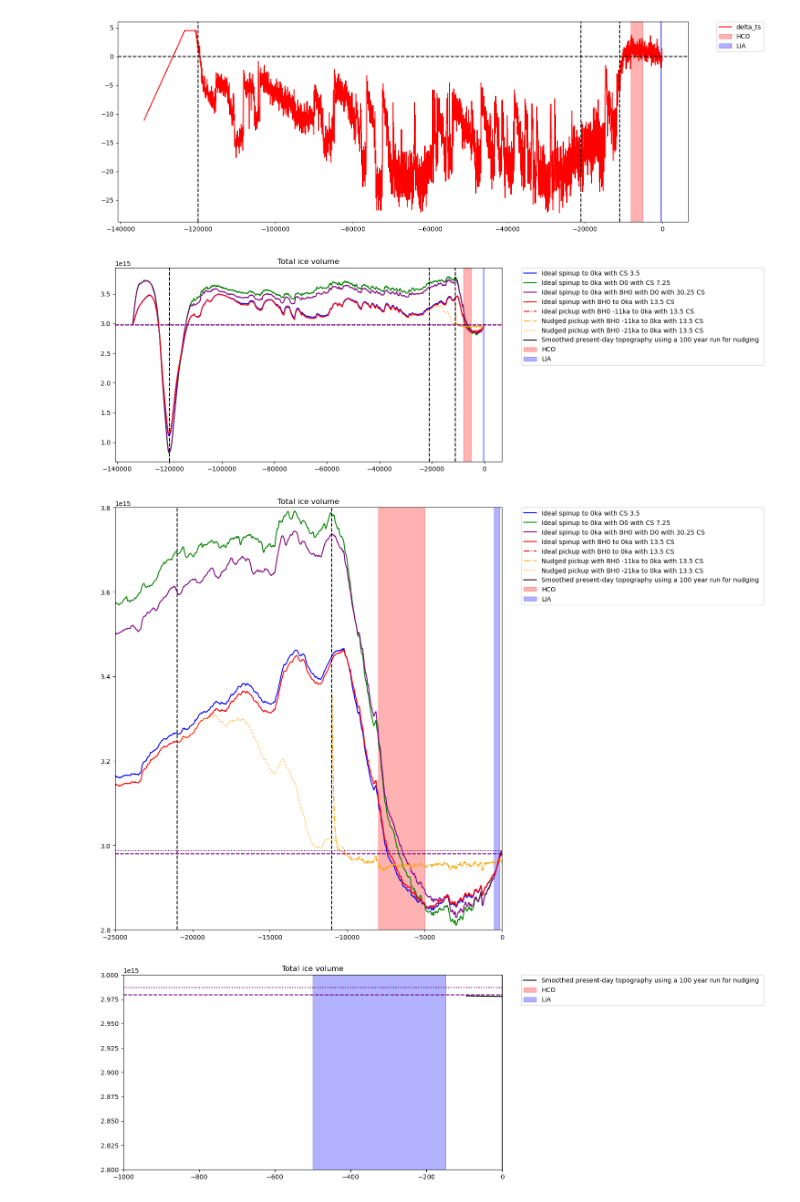
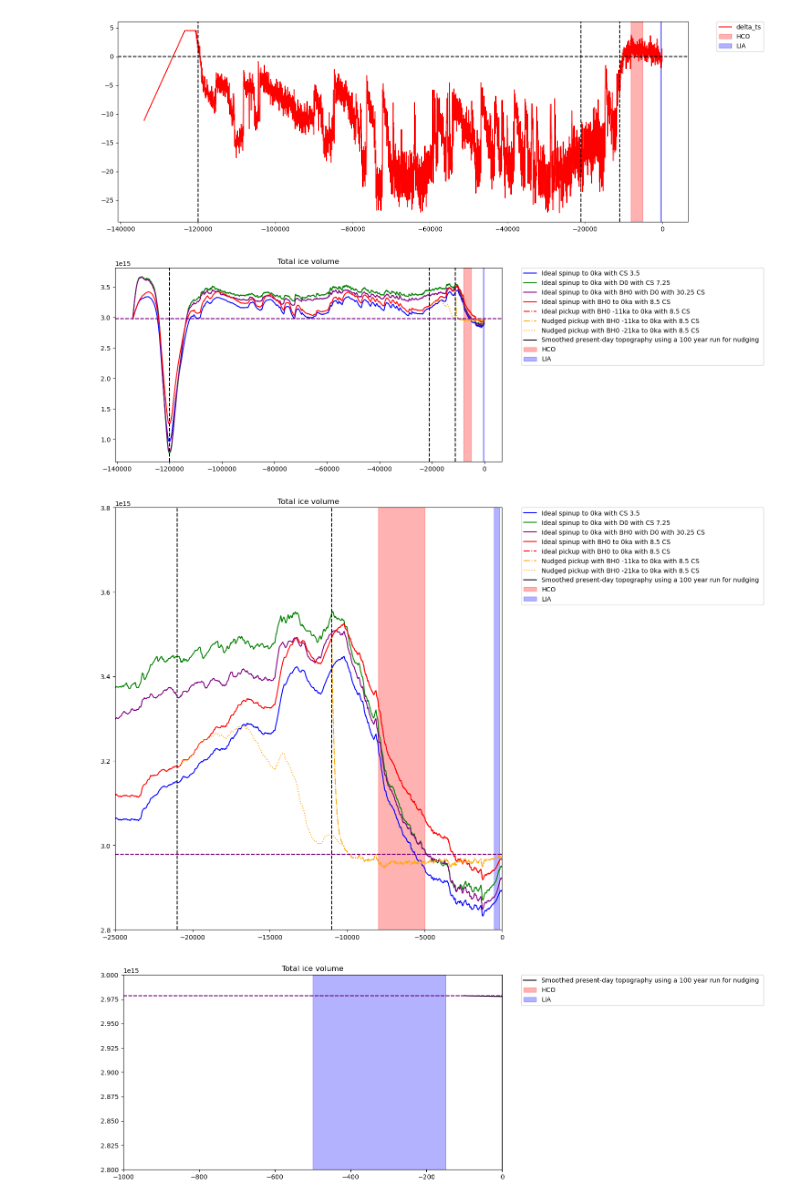
Before and after one commit to Shreyas911/pySICOPOLIS, a Jupyter notebook: examples/jupyter_notebooks/vis_data_spinups.ipynb, the cells around one changed output. Cells and saved outputs as stored; diff of their text form; code cells hidden in the pictures.

```diff
--- a/examples/jupyter_notebooks/vis_data_spinups.ipynb
+++ b/examples/jupyter_notebooks/vis_data_spinups.ipynb
@@ -18,7 +18,7 @@ modelPath = '/home/shreyas/update_to_develop_sicopolis/sicopolis_spinups/sico_ou
 ds_ser_grl40_bm5_paleo17a_CT4_3point5CS_spinup_0ka = xr.open_dataset(modelPath + 'grl40_bm5_paleo17a_CT4_3point5CS_spinup_0ka/grl40_bm5_paleo17a_CT4_3point5CS_spinup_0ka_ser.nc')
 ds_ser_grl40_bm5_paleo17a_CT4_D0_7point25CS_spinup_0ka = xr.open_dataset(modelPath + 'grl40_bm5_paleo17a_CT4_D0_7point25CS_spinup_0ka/grl40_bm5_paleo17a_CT4_D0_7point25CS_spinup_0ka_ser.nc')
 ds_ser_grl40_bm5_paleo17a_CT4_BH0_D0_30point25CS_spinup_0ka = xr.open_dataset(modelPath + 'grl40_bm5_paleo17a_CT4_BH0_D0_30point25CS_spinup_0ka/grl40_bm5_paleo17a_CT4_BH0_D0_30point25CS_spinup_0ka_ser.nc')
-ds_ser_grl40_bm5_paleo17a_CT4_BH0_13point5CS_spinup_0ka = xr.open_dataset(modelPath + 'grl40_bm5_paleo17a_CT4_BH0_13point5CS_spinup_0ka/grl40_bm5_paleo17a_CT4_BH0_13point5CS_spinup_0ka_ser.nc')
+ds_ser_grl40_bm5_paleo17a_CT4_BH0_8point5CS_spinup_0ka = xr.open_dataset(modelPath + 'grl40_bm5_paleo17a_CT4_BH0_8point5CS_spinup_0ka/grl40_bm5_paleo17a_CT4_BH0_8point5CS_spinup_0ka_ser.nc')
 ds_ser_grl40_bm5_paleo17a_CT4_BH0_m11ka_pkp = xr.open_dataset(modelPath + 'grl40_bm5_paleo17a_CT4_BH0_m11ka_pkp/grl40_bm5_paleo17a_CT4_BH0_m11ka_pkp_ser.nc')
 ds_ser_grl40_bm5_paleo17a_nudged_CT4_BH0_m11ka_pkp = xr.open_dataset(modelPath + 'grl40_bm5_paleo17a_nudged_CT4_BH0_m11ka_pkp/grl40_bm5_paleo17a_nudged_CT4_BH0_m11ka_pkp_ser.nc')
 ds_ser_grl40_bm5_paleo17a_nudged_CT4_BH0_m21ka_pkp = xr.open_dataset(modelPath + 'grl40_bm5_paleo17a_nudged_CT4_BH0_m21ka_pkp/grl40_bm5_paleo17a_nudged_CT4_BH0_m21ka_pkp_ser.nc')
@@ -27,7 +27,7 @@ ds_ser_grl40_bm5_spinup02_smooth_100a = xr.open_dataset(modelPath + 'grl40_bm5_s
 ds_grl40_bm5_paleo17a_CT4_3point5CS_spinup_0ka = xr.open_dataset(modelPath + 'grl40_bm5_paleo17a_CT4_3point5CS_spinup_0ka/grl40_bm5_paleo17a_CT4_3point5CS_spinup_0ka0010.nc')
 ds_grl40_bm5_paleo17a_CT4_D0_7point25CS_spinup_0ka = xr.open_dataset(modelPath + 'grl40_bm5_paleo17a_CT4_D0_7point25CS_spinup_0ka/grl40_bm5_paleo17a_CT4_D0_7point25CS_spinup_0ka0010.nc')
 ds_grl40_bm5_paleo17a_CT4_BH0_D0_30point25CS_spinup_0ka = xr.open_dataset(modelPath + 'grl40_bm5_paleo17a_CT4_BH0_D0_30point25CS_spinup_0ka/grl40_bm5_paleo17a_CT4_BH0_D0_30point25CS_spinup_0ka0010.nc')
-ds_grl40_bm5_paleo17a_CT4_BH0_13point5CS_spinup_0ka = xr.open_dataset(modelPath + 'grl40_bm5_paleo17a_CT4_BH0_13point5CS_spinup_0ka/grl40_bm5_paleo17a_CT4_BH0_13point5CS_spinup_0ka0010.nc')
+ds_grl40_bm5_paleo17a_CT4_BH0_8point5CS_spinup_0ka = xr.open_dataset(modelPath + 'grl40_bm5_paleo17a_CT4_BH0_8point5CS_spinup_0ka/grl40_bm5_paleo17a_CT4_BH0_8point5CS_spinup_0ka0010.nc')
 ds_grl40_bm5_paleo17a_CT4_BH0_m11ka_pkp = xr.open_dataset(modelPath + 'grl40_bm5_paleo17a_CT4_BH0_m11ka_pkp/grl40_bm5_paleo17a_CT4_BH0_m11ka_pkp0006.nc')
 ds_grl40_bm5_paleo17a_nudged_CT4_BH0_m11ka_pkp = xr.open_dataset(modelPath + 'grl40_bm5_paleo17a_nudged_CT4_BH0_m11ka_pkp/grl40_bm5_paleo17a_nudged_CT4_BH0_m11ka_pkp0006.nc')
 ds_grl40_bm5_paleo17a_nudged_CT4_BH0_m21ka_pkp = xr.open_dataset(modelPath + 'grl40_bm5_paleo17a_nudged_CT4_BH0_m21ka_pkp/grl40_bm5_paleo17a_nudged_CT4_BH0_m21ka_pkp0007.nc')
@@ -72,10 +72,10 @@ plt.title("Total ice volume")
 plt.plot(ds_ser_grl40_bm5_paleo17a_CT4_3point5CS_spinup_0ka['t'], ds_ser_grl40_bm5_paleo17a_CT4_3point5CS_spinup_0ka['V_tot'], color='blue', linestyle='-', label="Ideal spinup to 0ka with CS 3.5")
 plt.plot(ds_ser_grl40_bm5_paleo17a_CT4_D0_7point25CS_spinup_0ka['t'], ds_ser_grl40_bm5_paleo17a_CT4_D0_7point25CS_spinup_0ka['V_tot'], color='green', linestyle='-', label="Ideal spinup to 0ka with D0 with CS 7.25")
 plt.plot(ds_ser_grl40_bm5_paleo17a_CT4_BH0_D0_30point25CS_spinup_0ka['t'], ds_ser_grl40_bm5_paleo17a_CT4_BH0_D0_30point25CS_spinup_0ka['V_tot'], color='purple', linestyle='-', label="Ideal spinup to 0ka with BH0 with D0 with 30.25 CS")
-plt.plot(ds_ser_grl40_bm5_paleo17a_CT4_BH0_13point5CS_spinup_0ka['t'], ds_ser_grl40_bm5_paleo17a_CT4_BH0_13point5CS_spinup_0ka['V_tot'], color='red', linestyle='-', label="Ideal spinup with BH0 to 0ka with 13.5 CS")
-plt.plot(ds_ser_grl40_bm5_paleo17a_CT4_BH0_m11ka_pkp['t'], ds_ser_grl40_bm5_paleo17a_CT4_BH0_m11ka_pkp['V_tot'], color='red', linestyle='-.', label="Ideal pickup with BH0 -11ka to 0ka with 13.5 CS")
-plt.plot(ds_ser_grl40_bm5_paleo17a_nudged_CT4_BH0_m11ka_pkp['t'], ds_ser_grl40_bm5_paleo17a_nudged_CT4_BH0_m11ka_pkp['V_tot'], color='orange', linestyle='-.', label="Nudged pickup with BH0 -11ka to 0ka with 13.5 CS")
-plt.plot(ds_ser_grl40_bm5_paleo17a_nudged_CT4_BH0_m21ka_pkp['t'], ds_ser_grl40_bm5_paleo17a_nudged_CT4_BH0_m21ka_pkp['V_tot'], color='orange', linestyle=':', label="Nudged pickup with BH0 -21ka to 0ka with 13.5 CS")
+plt.plot(ds_ser_grl40_bm5_paleo17a_CT4_BH0_8point5CS_spinup_0ka['t'], ds_ser_grl40_bm5_paleo17a_CT4_BH0_8point5CS_spinup_0ka['V_tot'], color='red', linestyle='-', label="Ideal spinup with BH0 to 0ka with 8.5 CS")
+plt.plot(ds_ser_grl40_bm5_paleo17a_CT4_BH0_m11ka_pkp['t'], ds_ser_grl40_bm5_paleo17a_CT4_BH0_m11ka_pkp['V_tot'], color='red', linestyle='-.', label="Ideal pickup with BH0 -11ka to 0ka with 8.5 CS")
+plt.plot(ds_ser_grl40_bm5_paleo17a_nudged_CT4_BH0_m11ka_pkp['t'], ds_ser_grl40_bm5_paleo17a_nudged_CT4_BH0_m11ka_pkp['V_tot'], color='orange', linestyle='-.', label="Nudged pickup with BH0 -11ka to 0ka with 8.5 CS")
+plt.plot(ds_ser_grl40_bm5_paleo17a_nudged_CT4_BH0_m21ka_pkp['t'], ds_ser_grl40_bm5_paleo17a_nudged_CT4_BH0_m21ka_pkp['V_tot'], color='orange', linestyle=':', label="Nudged pickup with BH0 -21ka to 0ka with 8.5 CS")
 plt.plot(ds_ser_grl40_bm5_spinup02_smooth_100a['t'], ds_ser_grl40_bm5_spinup02_smooth_100a['V_tot'], color='black', linestyle='-', label="Smoothed present-day topography using a 100 year run for nudging ")
 
 plt.axvline(x=-120000, color='k', linestyle='--')
@@ -84,7 +84,7 @@ plt.axvline(x=-11000, color='k', linestyle='--')
 plt.axhline(y=ds_ser_grl40_bm5_paleo17a_CT4_3point5CS_spinup_0ka['V_tot'][0], color='blue', linestyle='--')
 plt.axhline(y=ds_ser_grl40_bm5_paleo17a_CT4_D0_7point25CS_spinup_0ka['V_tot'][0], color='green', linestyle=':')
 plt.axhline(y=ds_ser_grl40_bm5_paleo17a_CT4_BH0_D0_30point25CS_spinup_0ka['V_tot'][0], color='purple', linestyle=':')
-plt.axhline(y=ds_ser_grl40_bm5_paleo17a_CT4_BH0_13point5CS_spinup_0ka['V_tot'][0], color='purple', linestyle='--')
+plt.axhline(y=ds_ser_grl40_bm5_paleo17a_CT4_BH0_8point5CS_spinup_0ka['V_tot'][0], color='purple', linestyle='--')
 
 plt.axvspan(xmin=-8000, xmax=-5000, color='red', alpha=0.3, label="HCO")
 plt.axvspan(xmin=-500, xmax=-150, color='blue', alpha=0.3, label="LIA")
@@ -93,38 +93,38 @@ plt.axvspan(xmin=-500, xmax=-150, color='blue', alpha=0.3, label="LIA")
 plt.legend(bbox_to_anchor=(1.05, 1), loc='upper left', borderaxespad=0.)
 plt.tight_layout()
 # %% [output]
-[figure, old version]
+[figure, new version]
 # %%
 plt.rcParams["figure.figsize"] = (15,10)
 plt.title("Total ice volume")
 plt.xlim(-25000,0)
 plt.ylim(2.8e15,3.8e15)
 
 plt.plot(ds_ser_grl40_bm5_paleo17a_CT4_3point5CS_spinup_0ka['t'], ds_ser_grl40_bm5_paleo17a_CT4_3point5CS_spinup_0ka['V_tot'], color='blue', linestyle='-', label="Ideal spinup to 0ka with CS 3.5")
 plt.plot(ds_ser_grl40_bm5_paleo17a_CT4_D0_7point25CS_spinup_0ka['t'], ds_ser_grl40_bm5_paleo17a_CT4_D0_7point25CS_spinup_0ka['V_tot'], color='green', linestyle='-', label="Ideal spinup to 0ka with D0 with CS 7.25")
 plt.plot(ds_ser_grl40_bm5_paleo17a_CT4_BH0_D0_30point25CS_spinup_0ka['t'], ds_ser_grl40_bm5_paleo17a_CT4_BH0_D0_30point25CS_spinup_0ka['V_tot'], color='purple', linestyle='-', label="Ideal spinup to 0ka with BH0 with D0 with 30.25 CS")
-plt.plot(ds_ser_grl40_bm5_paleo17a_CT4_BH0_13point5CS_spinup_0ka['t'], ds_ser_grl40_bm5_paleo17a_CT4_BH0_13point5CS_spinup_0ka['V_tot'], color='red', linestyle='-', label="Ideal spinup with BH0 to 0ka with 13.5 CS")
-plt.plot(ds_ser_grl40_bm5_paleo17a_CT4_BH0_m11ka_pkp['t'], ds_ser_grl40_bm5_paleo17a_CT4_BH0_m11ka_pkp['V_tot'], color='red', linestyle='-.', label="Ideal pickup with BH0 to 0ka with 13.5 CS")
-plt.plot(ds_ser_grl40_bm5_paleo17a_nudged_CT4_BH0_m11ka_pkp['t'], ds_ser_grl40_bm5_paleo17a_nudged_CT4_BH0_m11ka_pkp['V_tot'], color='orange', linestyle='-.', label="Nudged pickup with BH0 -11ka to 0ka with 13.5 CS")
-plt.plot(ds_ser_grl40_bm5_paleo17a_nudged_CT4_BH0_m21ka_pkp['t'], ds_ser_grl40_bm5_paleo17a_nudged_CT4_BH0_m21ka_pkp['V_tot'], color='orange', linestyle=':', label="Nudged pickup with BH0 -21ka to 0ka with 13.5 CS")
+plt.plot(ds_ser_grl40_bm5_paleo17a_CT4_BH0_8point5CS_spinup_0ka['t'], ds_ser_grl40_bm5_paleo17a_CT4_BH0_8point5CS_spinup_0ka['V_tot'], color='red', linestyle='-', label="Ideal spinup with BH0 to 0ka with 8.5 CS")
+plt.plot(ds_ser_grl40_bm5_paleo17a_CT4_BH0_m11ka_pkp['t'], ds_ser_grl40_bm5_paleo17a_CT4_BH0_m11ka_pkp['V_tot'], color='red', linestyle='-.', label="Ideal pickup with BH0 to 0ka with 8.5 CS")
+plt.plot(ds_ser_grl40_bm5_paleo17a_nudged_CT4_BH0_m11ka_pkp['t'], ds_ser_grl40_bm5_paleo17a_nudged_CT4_BH0_m11ka_pkp['V_tot'], color='orange', linestyle='-.', label="Nudged pickup with BH0 -11ka to 0ka with 8.5 CS")
+plt.plot(ds_ser_grl40_bm5_paleo17a_nudged_CT4_BH0_m21ka_pkp['t'], ds_ser_grl40_bm5_paleo17a_nudged_CT4_BH0_m21ka_pkp['V_tot'], color='orange', linestyle=':', label="Nudged pickup with BH0 -21ka to 0ka with 8.5 CS")
 plt.plot(ds_ser_grl40_bm5_spinup02_smooth_100a['t'], ds_ser_grl40_bm5_spinup02_smooth_100a['V_tot'], color='black', linestyle='-', label="Smoothed present-day topography using a 100 year run for nudging ")
 
 plt.axvline(x=-120000, color='k', linestyle='--')
 plt.axvline(x=-21000, color='k', linestyle='--')
 plt.axvline(x=-11000, color='k', linestyle='--')
 plt.axhline(y=ds_ser_grl40_bm5_paleo17a_CT4_3point5CS_spinup_0ka['V_tot'][0], color='blue', linestyle='--')
 plt.axhline(y=ds_ser_grl40_bm5_paleo17a_CT4_D0_7point25CS_spinup_0ka['V_tot'][0], color='green', linestyle=':')
 plt.axhline(y=ds_ser_grl40_bm5_paleo17a_CT4_BH0_D0_30point25CS_spinup_0ka['V_tot'][0], color='purple', linestyle=':')
-plt.axhline(y=ds_ser_grl40_bm5_paleo17a_CT4_BH0_13point5CS_spinup_0ka['V_tot'][0], color='purple', linestyle='--')
+plt.axhline(y=ds_ser_grl40_bm5_paleo17a_CT4_BH0_8point5CS_spinup_0ka['V_tot'][0], color='purple', linestyle='--')
 
 plt.axvspan(xmin=-8000, xmax=-5000, color='red', alpha=0.3, label="HCO")
 plt.axvspan(xmin=-500, xmax=-150, color='blue', alpha=0.3, label="LIA")
 
 # Add legend on the side
 plt.legend(bbox_to_anchor=(1.05, 1), loc='upper left', borderaxespad=0.)
 plt.tight_layout()
 # %% [output]
-[figure, old version]
+[figure, new version]
 # %%
 plt.rcParams["figure.figsize"] = (15,5)
 plt.title("Total ice volume")
@@ -134,10 +134,10 @@ plt.ylim(2.8e15,3.0e15)
 # plt.plot(ds_ser_grl40_bm5_paleo17a_CT4_3point5CS_spinup_0ka['t'], ds_ser_grl40_bm5_paleo17a_CT4_3point5CS_spinup_0ka['V_tot'], color='blue', linestyle='-', label="Ideal spinup to 0ka with CS 3.5")
 # plt.plot(ds_ser_grl40_bm5_paleo17a_CT4_D0_7point25CS_spinup_0ka['t'], ds_ser_grl40_bm5_paleo17a_CT4_D0_7point25CS_spinup_0ka['V_tot'], color='green', linestyle='-', label="Ideal spinup to 0ka with D0 with CS 7.25")
 # plt.plot(ds_ser_grl40_bm5_paleo17a_CT4_BH0_D0_30point25CS_spinup_0ka['t'], ds_ser_grl40_bm5_paleo17a_CT4_BH0_D0_30point25CS_spinup_0ka['V_tot'], color='purple', linestyle='-', label="Ideal spinup to 0ka with BH0 with D0 with 30.25 CS")
-# plt.plot(ds_ser_grl40_bm5_paleo17a_CT4_BH0_13point5CS_spinup_0ka['t'], ds_ser_grl40_bm5_paleo17a_CT4_BH0_13point5CS_spinup_0ka['V_tot'], color='red', linestyle='-', label="Ideal spinup with BH0 to 0ka with 13.5 CS")
-# plt.plot(ds_ser_grl40_bm5_paleo17a_CT4_BH0_m11ka_pkp['t'], ds_ser_grl40_bm5_paleo17a_CT4_BH0_m11ka_pkp['V_tot'], color='red', linestyle='-.', label="Ideal pickup with BH0 to 0ka with 13.5 CS")
-# plt.plot(ds_ser_grl40_bm5_paleo17a_nudged_CT4_BH0_m11ka_pkp['t'], ds_ser_grl40_bm5_paleo17a_nudged_CT4_BH0_m11ka_pkp['V_tot'], color='orange', linestyle='-.', label="Nudged pickup with BH0 -11ka to 0ka with 13.5 CS")
-# plt.plot(ds_ser_grl40_bm5_paleo17a_nudged_CT4_BH0_m21ka_pkp['t'], ds_ser_grl40_bm5_paleo17a_nudged_CT4_BH0_m21ka_pkp['V_tot'], color='orange', linestyle=':', label="Nudged pickup with BH0 -21ka to 0ka with 13.5 CS")
+# plt.plot(ds_ser_grl40_bm5_paleo17a_CT4_BH0_8point5CS_spinup_0ka['t'], ds_ser_grl40_bm5_paleo17a_CT4_BH0_8point5CS_spinup_0ka['V_tot'], color='red', linestyle='-', label="Ideal spinup with BH0 to 0ka with 8.5 CS")
+# plt.plot(ds_ser_grl40_bm5_paleo17a_CT4_BH0_m11ka_pkp['t'], ds_ser_grl40_bm5_paleo17a_CT4_BH0_m11ka_pkp['V_tot'], color='red', linestyle='-.', label="Ideal pickup with BH0 to 0ka with 8.5 CS")
+# plt.plot(ds_ser_grl40_bm5_paleo17a_nudged_CT4_BH0_m11ka_pkp['t'], ds_ser_grl40_bm5_paleo17a_nudged_CT4_BH0_m11ka_pkp['V_tot'], color='orange', linestyle='-.', label="Nudged pickup with BH0 -11ka to 0ka with 8.5 CS")
+# plt.plot(ds_ser_grl40_bm5_paleo17a_nudged_CT4_BH0_m21ka_pkp['t'], ds_ser_grl40_bm5_paleo17a_nudged_CT4_BH0_m21ka_pkp['V_tot'], color='orange', linestyle=':', label="Nudged pickup with BH0 -21ka to 0ka with 8.5 CS")
 plt.plot(ds_ser_grl40_bm5_spinup02_smooth_100a['t'], ds_ser_grl40_bm5_spinup02_smooth_100a['V_tot'], color='black', linestyle='-', label="Smoothed present-day topography using a 100 year run for nudging ")
 
 plt.axvline(x=-120000, color='k', linestyle='--')
@@ -146,7 +146,7 @@ plt.axvline(x=-11000, color='k', linestyle='--')
 plt.axhline(y=ds_ser_grl40_bm5_paleo17a_CT4_3point5CS_spinup_0ka['V_tot'][0], color='blue', linestyle='--')
 plt.axhline(y=ds_ser_grl40_bm5_paleo17a_CT4_D0_7point25CS_spinup_0ka['V_tot'][0], color='green', linestyle=':')
 plt.axhline(y=ds_ser_grl40_bm5_paleo17a_CT4_BH0_D0_30point25CS_spinup_0ka['V_tot'][0], color='purple', linestyle=':')
-plt.axhline(y=ds_ser_grl40_bm5_paleo17a_CT4_BH0_13point5CS_spinup_0ka['V_tot'][0], color='purple', linestyle='--')
+plt.axhline(y=ds_ser_grl40_bm5_paleo17a_CT4_BH0_8point5CS_spinup_0ka['V_tot'][0], color='purple', linestyle='--')
 
 plt.axvspan(xmin=-8000, xmax=-5000, color='red', alpha=0.3, label="HCO")
 plt.axvspan(xmin=-500, xmax=-150, color='blue', alpha=0.3, label="LIA")
@@ -155,7 +155,7 @@ plt.axvspan(xmin=-500, xmax=-150, color='blue', alpha=0.3, label="LIA")
 plt.legend(bbox_to_anchor=(1.05, 1), loc='upper left', borderaxespad=0.)
 plt.tight_layout()
 # %% [output]
-[figure, old version]
+[figure, new version]
 # %%
 n_rows, n_cols = 2, 2
 aspect_ratio = len(ds_grl40_bm5_paleo17a_CT4_3point5CS_spinup_0ka['x'])/len(ds_grl40_bm5_paleo17a_CT4_3point5CS_spinup_0ka['y'])
```
Also changed, not shown: parts of 6 cells of this notebook, 5 other files.
